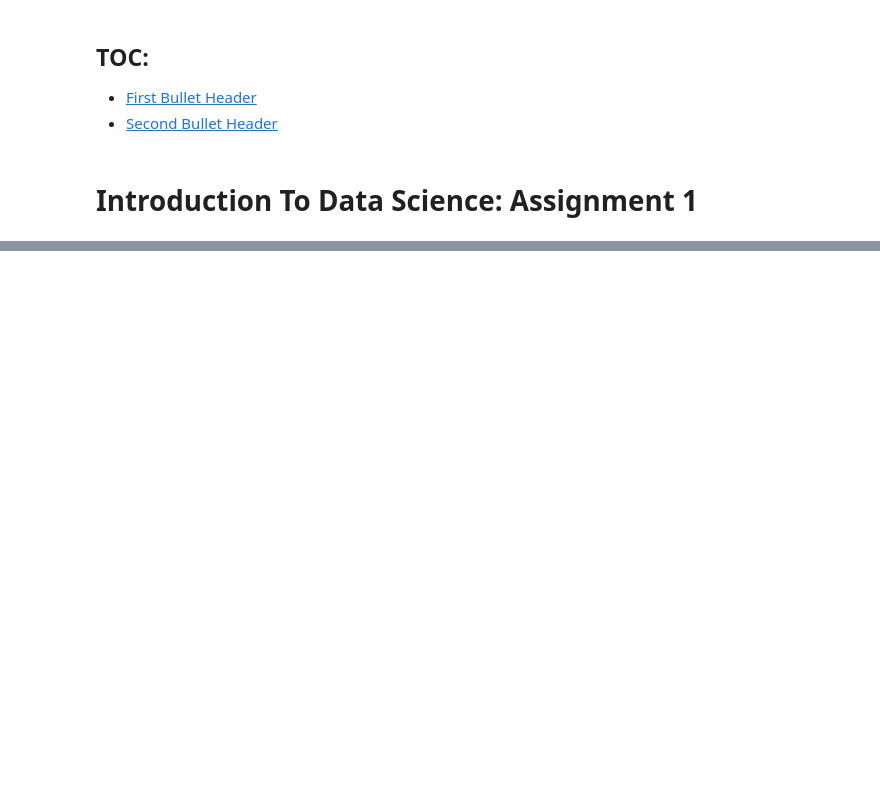
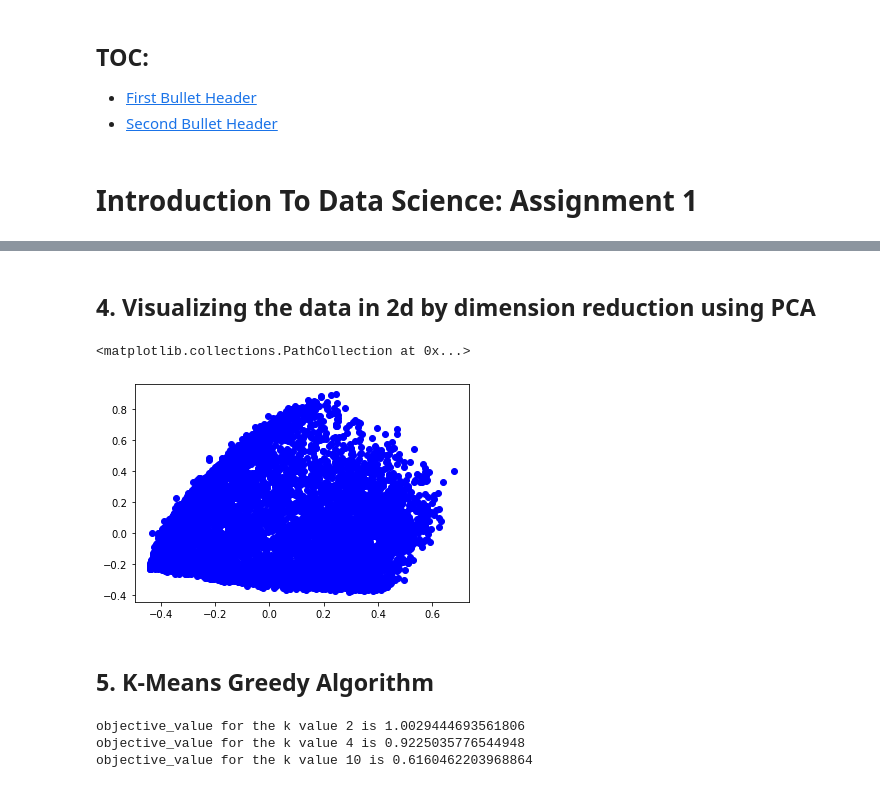
Before and after one commit to mshamir11/datascience-assignments, a Jupyter notebook: Assignments 1/4/question_4.ipynb, the cells around one changed output, grey strips where cells are left out. Drawn from its saved outputs; the diff is of its cells as text; code cells hidden in the pictures; blank space fills up the shorter version.

```diff
--- a/Assignments 1/4/question_4.ipynb
+++ b/Assignments 1/4/question_4.ipynb
@@ -34,0 +33,3 @@ df.head()
+# %%
+df_without_id = df.loc[:,df.columns!='CUST_ID']
+df_without_id.head()
@@ -34,0 +45,5 @@ df.head()
+# %%
+df_without_id =df_without_id.dropna()
+df_normalize = normalize(np.array(df_without_id))
+df_normalize = pd.DataFrame(df_normalize,columns=df_without_id.columns)
+df_normalize.head()
@@ -34,0 +57,12 @@ df.head()
+# %% [markdown]
+## 4. Visualizing the data in 2d by dimension reduction using PCA
+# %%
+pca_2d = PCA(n_components=2,random_state=41)
+pca_2d.fit(np.array(df_normalize))
+x=pca_2d.transform(np.array(df_normalize))
+plt.scatter(x[:,0],x[:,1],c='b')
+# %% [output]
+<matplotlib.collections.PathCollection at 0x...>
+[figure, added]
+# %% [markdown]
+## 5. K-Means Greedy Algorithm
@@ -34,0 +121,13 @@ df.head()
+# %%
+k_list =[2,4,10]
+
+result=[]
+
+for k in k_list:
+    objective_value,k_center = k_means_greedy(df_normalize,k)
+    print(f"objective_value for the k value {k} is {objective_value}")
+    result.append(k_center)
+# %% [output]
+objective_value for the k value 2 is 1.0029444693561806
+objective_value for the k value 4 is 0.9225035776544948
+objective_value for the k value 10 is 0.6160462203968864
```
Also changed, not shown: parts of 20 cells of this notebook.
